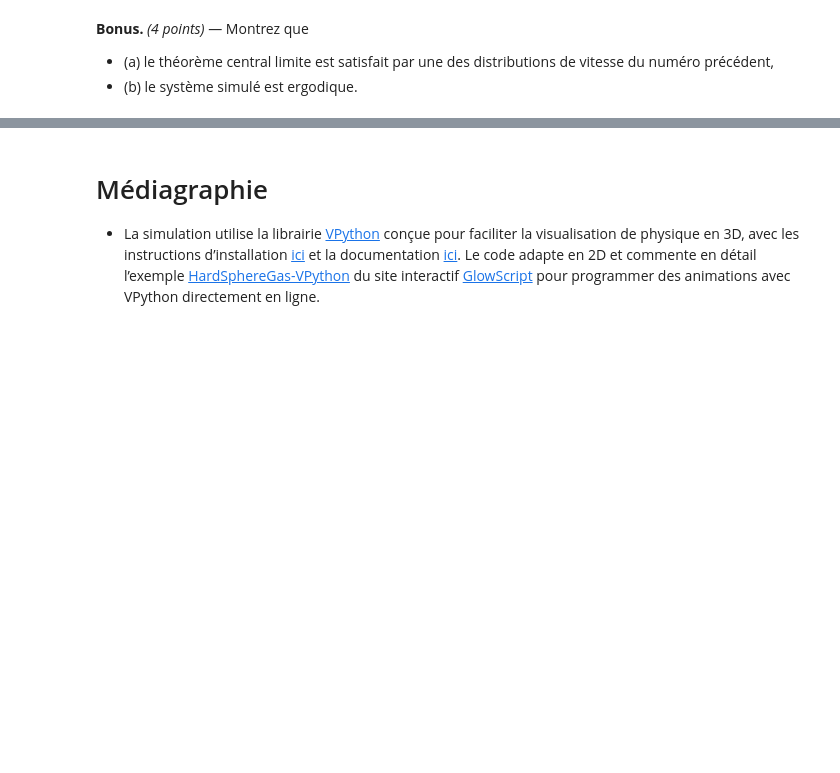
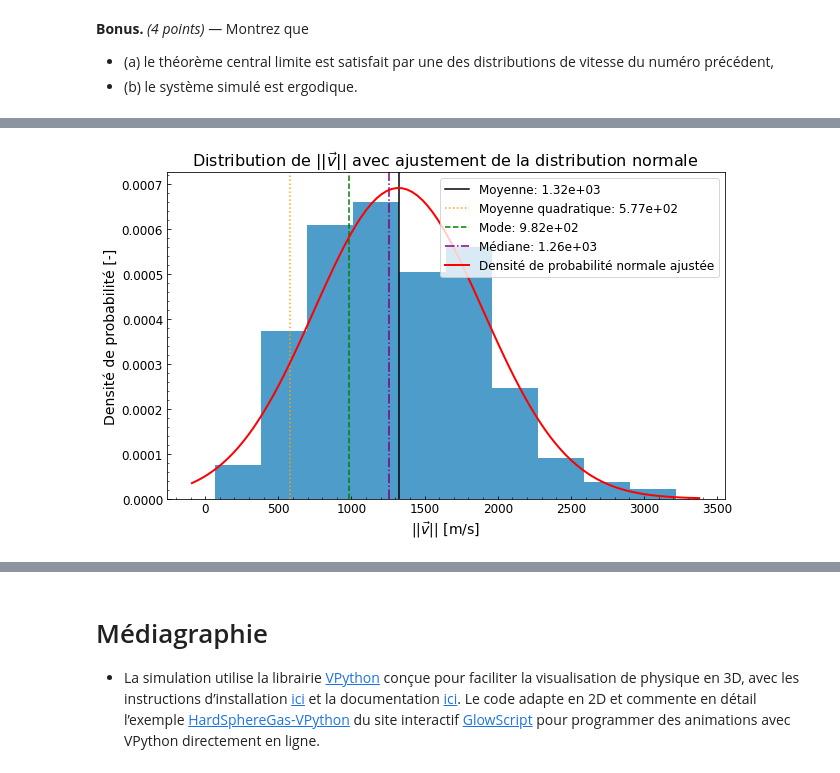
Before and after one commit to GeremyMichaud/TPNTS, a Jupyter notebook: Part_1/GM_TDS-TPNB_Part1_H24.ipynb, the cells around one changed output, grey strips where cells are left out. Saved outputs shown, nothing was run; the diff lists cells and outputs as text; code cells hidden in the pictures; blank space fills up the shorter version.

```diff
--- a/Part_1/GM_TDS-TPNB_Part1_H24.ipynb
+++ b/Part_1/GM_TDS-TPNB_Part1_H24.ipynb
@@ -344,0 +448,32 @@ $\displaystyle \tau \approx 8.97759e-05\; [s]$
+# %%
+# Calcul des statistiques de la norme des vitesses
+stats_norms, mode_norms, median_norms = calculate_statistics(norms)
+
+# Plot de l'histogramme de la norme des vitesses
+plt.figure(figsize=(10, 6))
+plt.hist(norms, bins=10, density=True, color=palette[0], alpha=0.7)
+
+# Ajout des lignes verticales pour les statistiques
+plt.axvline(x=stats_norms.mean, color='black', linestyle='solid', label=f'Moyenne: {stats_norms.mean:.2e}')
+plt.axvline(x=np.sqrt(stats_norms.variance), color='orange', linestyle='dotted', label=f'Moyenne quadratique: {np.sqrt(stats_norms.variance):.2e}')
+plt.axvline(x=mode_norms, color='green', linestyle='dashed', label=f'Mode: {mode_norms:.2e}')
+plt.axvline(x=median_norms, color='purple', linestyle='dashdot', label=f'Médiane: {median_norms:.2e}')
+
+# Personnalisation des axes et ajout d'étiquettes
+plt.tick_params(which="both", axis="both", direction="in", labelsize=12)
+plt.minorticks_on()
+plt.xlabel("$||\\vec{v}||$ [m/s]", fontsize=14)
+plt.ylabel("Densité de probabilité [-]", fontsize=14)
+plt.title("Distribution de $||\\vec{v}||$ avec ajustement de la distribution normale", fontsize=16)
+
+# Ajustement de la distribution normale
+xmin, xmax = plt.xlim()
+x = np.linspace(xmin, xmax, 100)
+pdf = norm.pdf(x, stats_norms.mean, np.sqrt(stats_norms.variance))
+plt.plot(x, pdf, 'r', linewidth=2, label="Densité de probabilité normale ajustée")
+plt.legend(fontsize=12)
+
+# Affichage du graphique
+plt.show()
+# %% [output]
+[figure, added]
```
Also changed, not shown: parts of 17 cells of this notebook.
